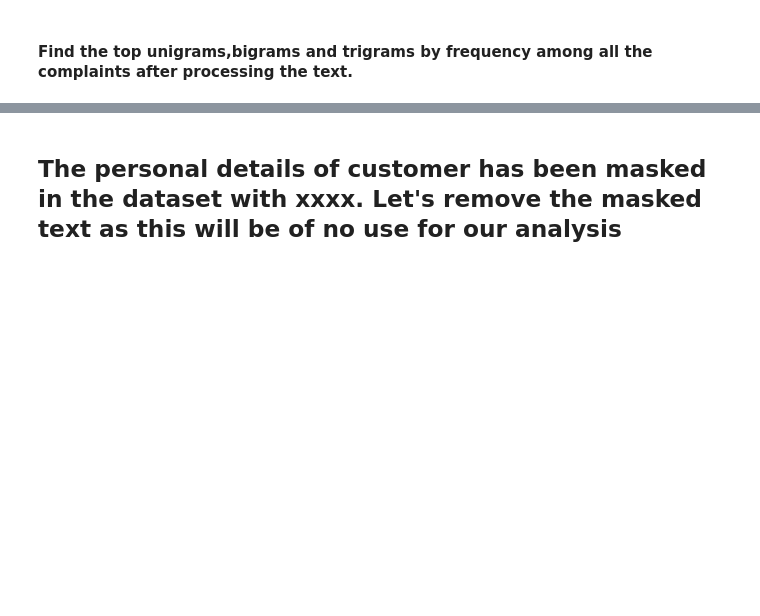
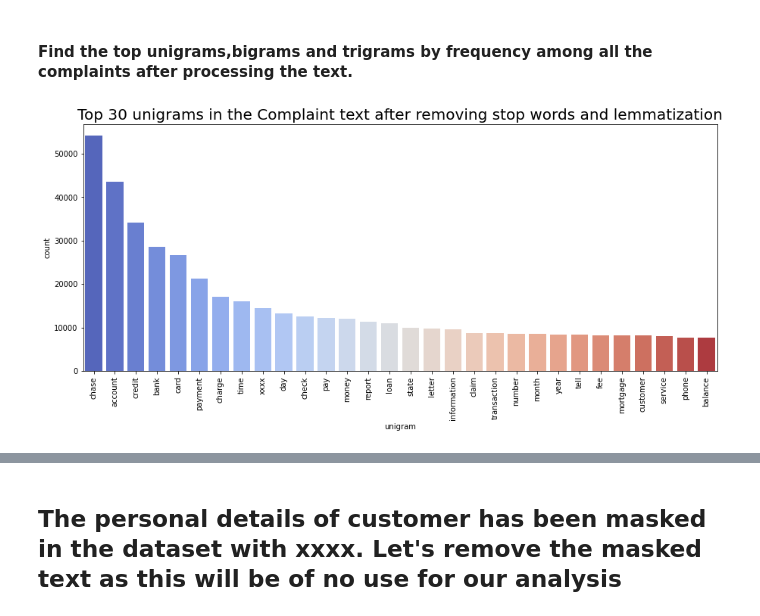
Before and after one commit to imxsid/implement-nlp, a Jupyter notebook: assignment-automatic-ticket-classification.ipynb, the cells around one changed output, grey strips where cells are left out. Saved outputs shown, nothing was run; the diff lists cells and outputs as text; code cells hidden in the pictures; blank space fills up the shorter version.

```diff
--- a/assignment-automatic-ticket-classification.ipynb
+++ b/assignment-automatic-ticket-classification.ipynb
@@ -333 +350,23 @@ df_clean['Complaint_clean'] = df_clean['complaint_POS_removed'].str.replace('-PR
+# %%
+# Write your code here to find the top 30 unigram frequency among the complaints in the cleaned datafram(df_clean).
+def get_top_n_words(corpus, n=None):
+    vec = CountVectorizer(stop_words='english').fit(corpus)
+    bag_of_words = vec.transform(corpus)
+    sum_words = bag_of_words.sum(axis=0)
+    words_freq = [(word, sum_words[0, idx]) for word, idx in vec.vocabulary_.items()]
+    words_freq =sorted(words_freq, key = lambda x: x[1], reverse=True)
+    return words_freq[:n]
+
+# Top 30 unigrams by frequency among all the complaints
+common_words = get_top_n_words(df_clean['complaint_POS_removed'].values.astype('U'), 30)
+df2 = pd.DataFrame(common_words, columns = ['unigram' , 'count'])
+
+# Plot the top 30 unigrams
+plt.figure(figsize=(15,6))
+sns.barplot(x='unigram', y='count', data=df2, palette="coolwarm")
+plt.xticks(rotation=90)
+plt.title("Top 30 unigrams in the Complaint text after removing stop words and lemmatization", fontsize=20)
+plt.show()
+# %% [output]
+[figure, added]
 # %%
```
Also changed, not shown: parts of 14 cells of this notebook.
